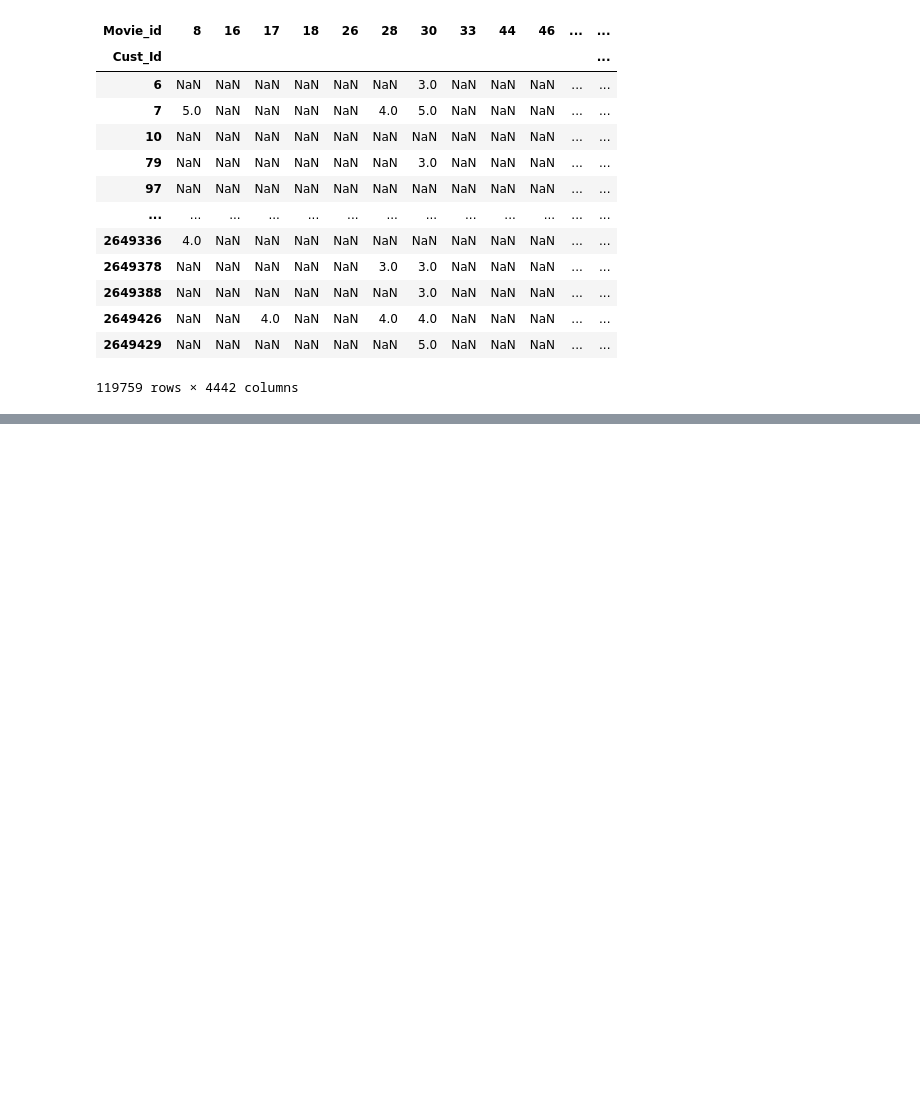
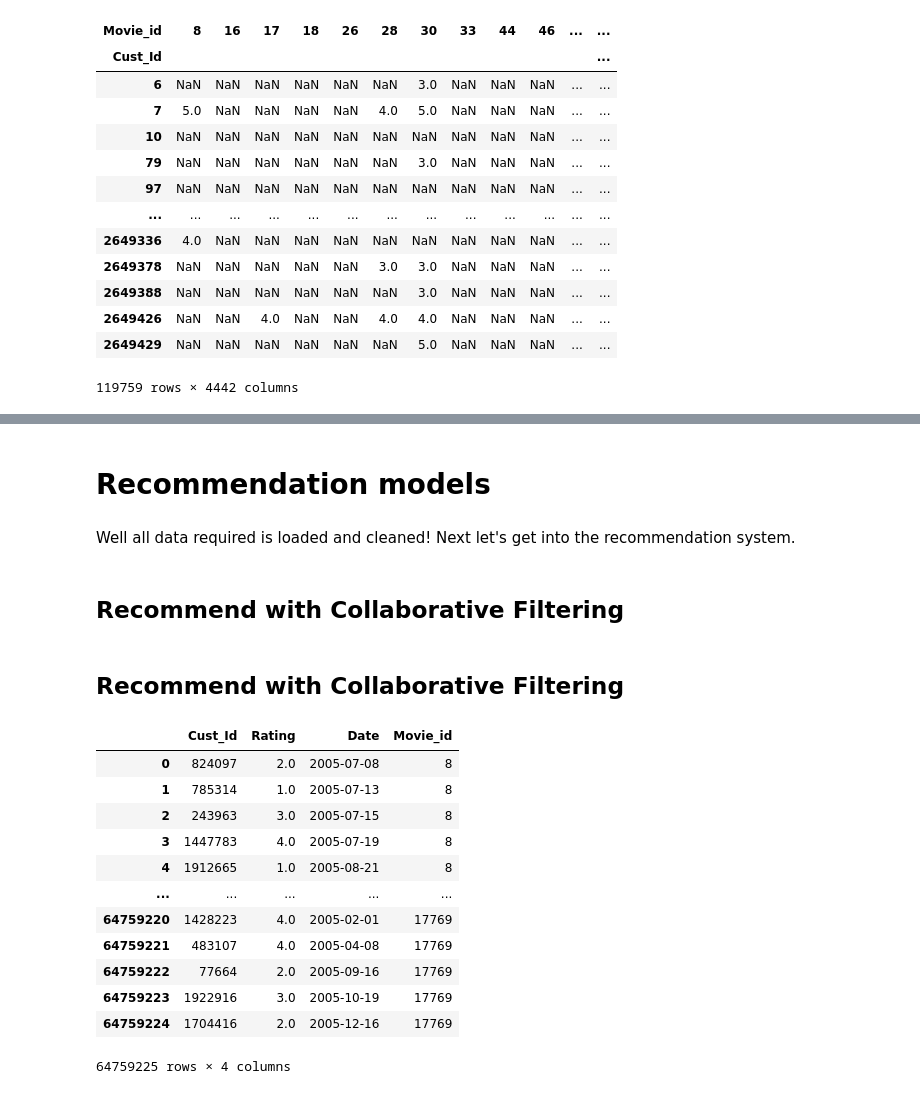
Before and after one commit to saadur1998/Recommendation-Systems, a Jupyter notebook: User Based Recommendation System/Netflix_Movie_recommendation_2.ipynb, the cells around one changed output, grey strips where cells are left out. Cells and saved outputs as stored; diff of their text form; code cells hidden in the pictures; blank space fills up the shorter version.

```diff
--- a/User Based Recommendation System/Netflix_Movie_recommendation_2.ipynb
+++ b/User Based Recommendation System/Netflix_Movie_recommendation_2.ipynb
@@ -220,0 +242,24 @@ df.pivot_table(values='Rating', index='Cust_Id', columns='Movie_id', aggfunc='me
+# %% [markdown]
+# Recommendation models
+# %% [markdown]
+Well all data required is loaded and cleaned! Next let's get into the recommendation system.
+# %% [markdown]
+## Recommend with Collaborative Filtering
+# %% [markdown]
+## Recommend with Collaborative Filtering
+# %%
+df
+# %% [output]
+|  | Cust_Id | Rating | Date | Movie_id |
+| 0 | 824097 | 2.0 | 2005-07-08 | 8 |
+| 1 | 785314 | 1.0 | 2005-07-13 | 8 |
+| 2 | 243963 | 3.0 | 2005-07-15 | 8 |
+| 3 | 1447783 | 4.0 | 2005-07-19 | 8 |
+| 4 | 1912665 | 1.0 | 2005-08-21 | 8 |
+| ... | ... | ... | ... | ... |
+| 64759220 | 1428223 | 4.0 | 2005-02-01 | 17769 |
+| 64759221 | 483107 | 4.0 | 2005-04-08 | 17769 |
+| 64759222 | 77664 | 2.0 | 2005-09-16 | 17769 |
+| 64759223 | 1922916 | 3.0 | 2005-10-19 | 17769 |
+| 64759224 | 1704416 | 2.0 | 2005-12-16 | 17769 |
+64759225 rows × 4 columns
```
Also changed, not shown: parts of 4 cells of this notebook.
